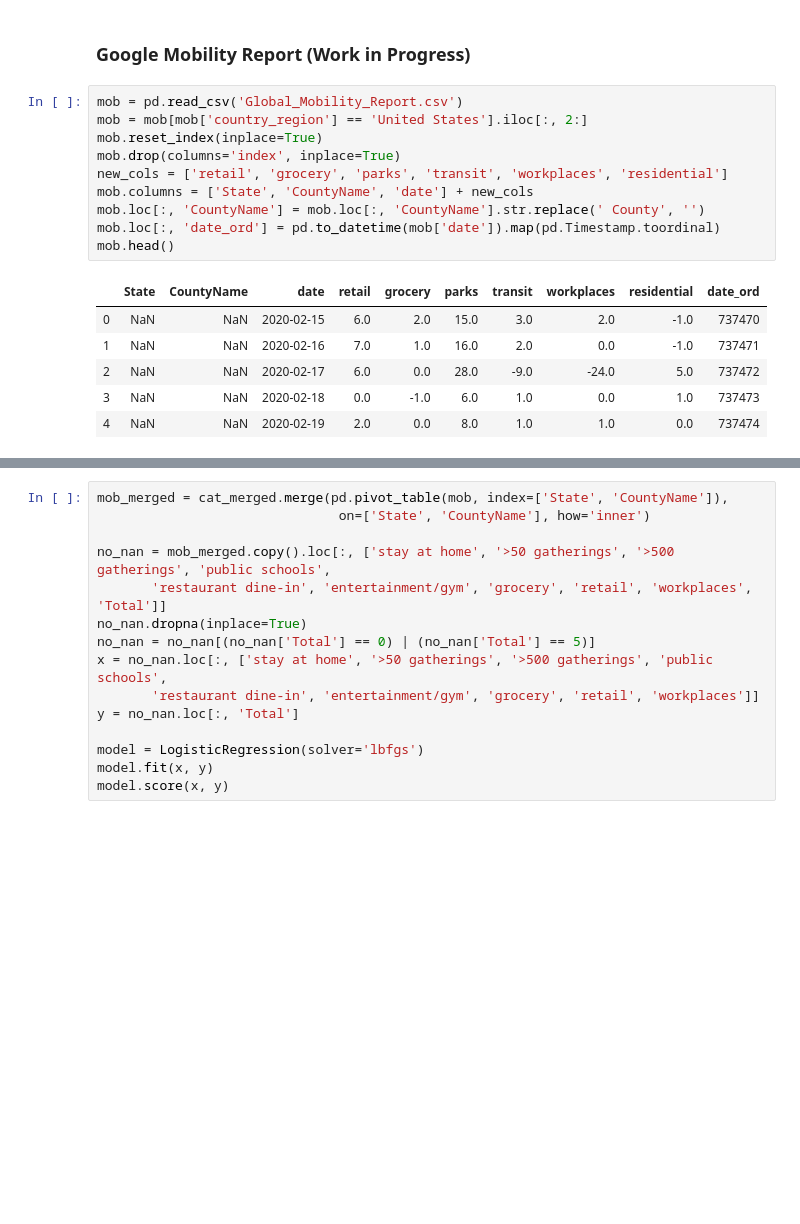
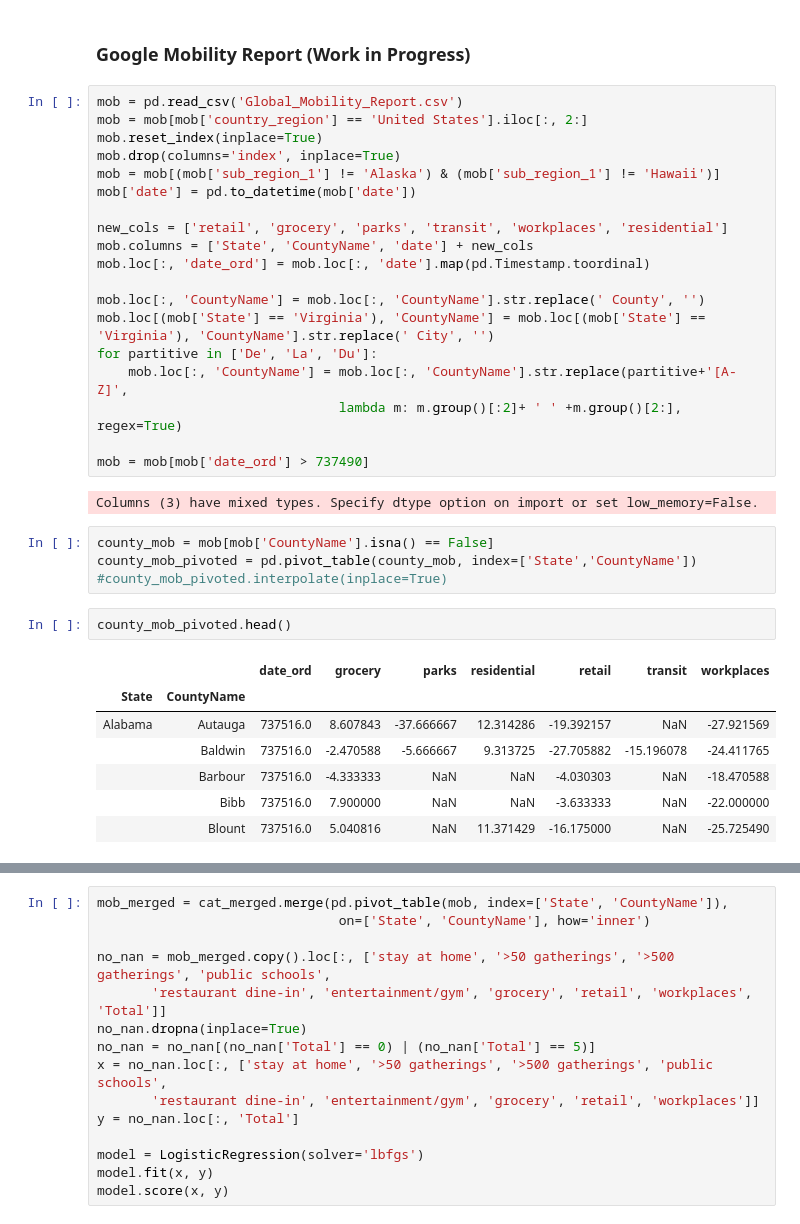
Before and after one commit to joshuaiokua/data100_final-project, a Jupyter notebook: Josh_notebook.ipynb, the cells around one changed output, grey strips where cells are left out. Saved outputs shown, nothing was run; the diff lists cells and outputs as text; blank space fills up the shorter version.

```diff
--- a/Josh_notebook.ipynb
+++ b/Josh_notebook.ipynb
@@ -284,15 +284,33 @@ mob = pd.read_csv('Global_Mobility_Report.csv')
 mob = mob[mob['country_region'] == 'United States'].iloc[:, 2:]
 mob.reset_index(inplace=True)
 mob.drop(columns='index', inplace=True)
+mob = mob[(mob['sub_region_1'] != 'Alaska') & (mob['sub_region_1'] != 'Hawaii')]
+mob['date'] = pd.to_datetime(mob['date'])
+
 new_cols = ['retail', 'grocery', 'parks', 'transit', 'workplaces', 'residential']
 mob.columns = ['State', 'CountyName', 'date'] + new_cols
+mob.loc[:, 'date_ord'] = mob.loc[:, 'date'].map(pd.Timestamp.toordinal)
+
 mob.loc[:, 'CountyName'] = mob.loc[:, 'CountyName'].str.replace(' County', '')
-mob.loc[:, 'date_ord'] = pd.to_datetime(mob['date']).map(pd.Timestamp.toordinal)
-mob.head()
+mob.loc[(mob['State'] == 'Virginia'), 'CountyName'] = mob.loc[(mob['State'] == 'Virginia'), 'CountyName'].str.replace(' City', '')
+for partitive in ['De', 'La', 'Du']:
+    mob.loc[:, 'CountyName'] = mob.loc[:, 'CountyName'].str.replace(partitive+'[A-Z]',
+                               lambda m: m.group()[:2]+ ' ' +m.group()[2:], regex=True)
+
+mob = mob[mob['date_ord'] > 737490]
 # %% [output]
-|  | State | CountyName | date | retail | grocery | parks | transit | workplaces | residential | date_ord |
-| 0 | NaN | NaN | 2020-02-15 | 6.0 | 2.0 | 15.0 | 3.0 | 2.0 | -1.0 | 737470 |
-| 1 | NaN | NaN | 2020-02-16 | 7.0 | 1.0 | 16.0 | 2.0 | 0.0 | -1.0 | 737471 |
-| 2 | NaN | NaN | 2020-02-17 | 6.0 | 0.0 | 28.0 | -9.0 | -24.0 | 5.0 | 737472 |
-| 3 | NaN | NaN | 2020-02-18 | 0.0 | -1.0 | 6.0 | 1.0 | 0.0 | 1.0 | 737473 |
-| 4 | NaN | NaN | 2020-02-19 | 2.0 | 0.0 | 8.0 | 1.0 | 1.0 | 0.0 | 737474 |
+Columns (3) have mixed types. Specify dtype option on import or set low_memory=False.
+# %%
+county_mob = mob[mob['CountyName'].isna() == False]
+county_mob_pivoted = pd.pivot_table(county_mob, index=['State','CountyName'])
+#county_mob_pivoted.interpolate(inplace=True)
+# %%
+county_mob_pivoted.head()
+# %% [output]
+|  |  | date_ord | grocery | parks | residential | retail | transit | workplaces |
+| State | CountyName |  |  |  |  |  |  |  |
+| Alabama | Autauga | 737516.0 | 8.607843 | -37.666667 | 12.314286 | -19.392157 | NaN | -27.921569 |
+|  | Baldwin | 737516.0 | -2.470588 | -5.666667 | 9.313725 | -27.705882 | -15.196078 | -24.411765 |
+|  | Barbour | 737516.0 | -4.333333 | NaN | NaN | -4.030303 | NaN | -18.470588 |
+|  | Bibb | 737516.0 | 7.900000 | NaN | NaN | -3.633333 | NaN | -22.000000 |
+|  | Blount | 737516.0 | 5.040816 | NaN | 11.371429 | -16.175000 | NaN | -25.725490 |
```
Also changed, not shown: parts of 4 cells of this notebook, 6 other files.
